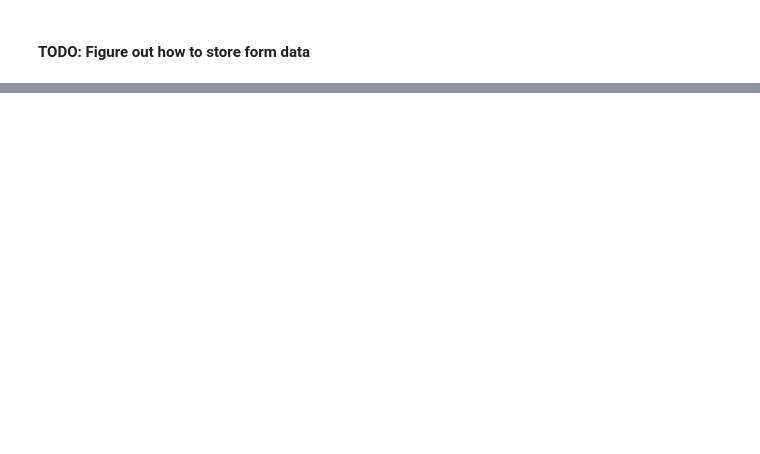
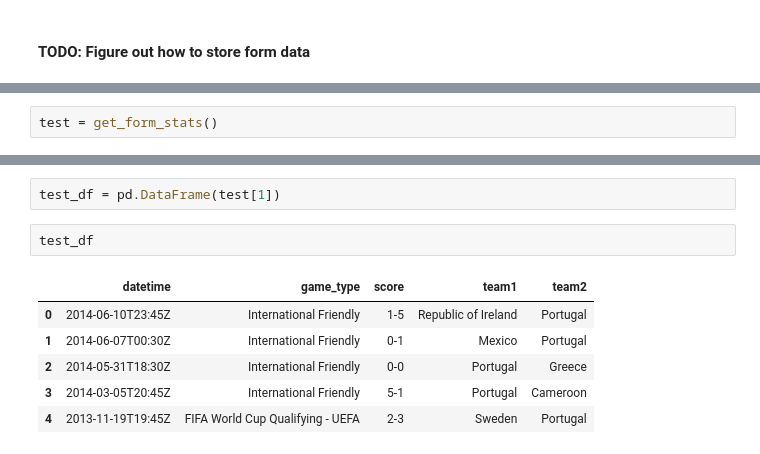
Before and after one commit to nykznykz/fifa-world-cup-2018-prediction, a Jupyter notebook: 01 Data Collection/espn.ipynb, the cells around one changed output, grey strips where cells are left out. Saved outputs shown, nothing was run; the diff lists cells and outputs as text; blank space fills up the shorter version.

```diff
--- a/01 Data Collection/espn.ipynb
+++ b/01 Data Collection/espn.ipynb
@@ -344,0 +314,2 @@ get_form_stats()
+# %%
+test = get_form_stats()
@@ -344,0 +352,11 @@ get_form_stats()
+# %%
+test_df = pd.DataFrame(test[1])
+# %%
+test_df
+# %% [output]
+|  | datetime | game_type | score | team1 | team2 |
+| 0 | 2014-06-10T23:45Z | International Friendly | 1-5 | Republic of Ireland | Portugal |
+| 1 | 2014-06-07T00:30Z | International Friendly | 0-1 | Mexico | Portugal |
+| 2 | 2014-05-31T18:30Z | International Friendly | 0-0 | Portugal | Greece |
+| 3 | 2014-03-05T20:45Z | International Friendly | 5-1 | Portugal | Cameroon |
+| 4 | 2013-11-19T19:45Z | FIFA World Cup Qualifying - UEFA | 2-3 | Sweden | Portugal |
```
Also changed, not shown: parts of 29 cells of this notebook, 2 other files.
